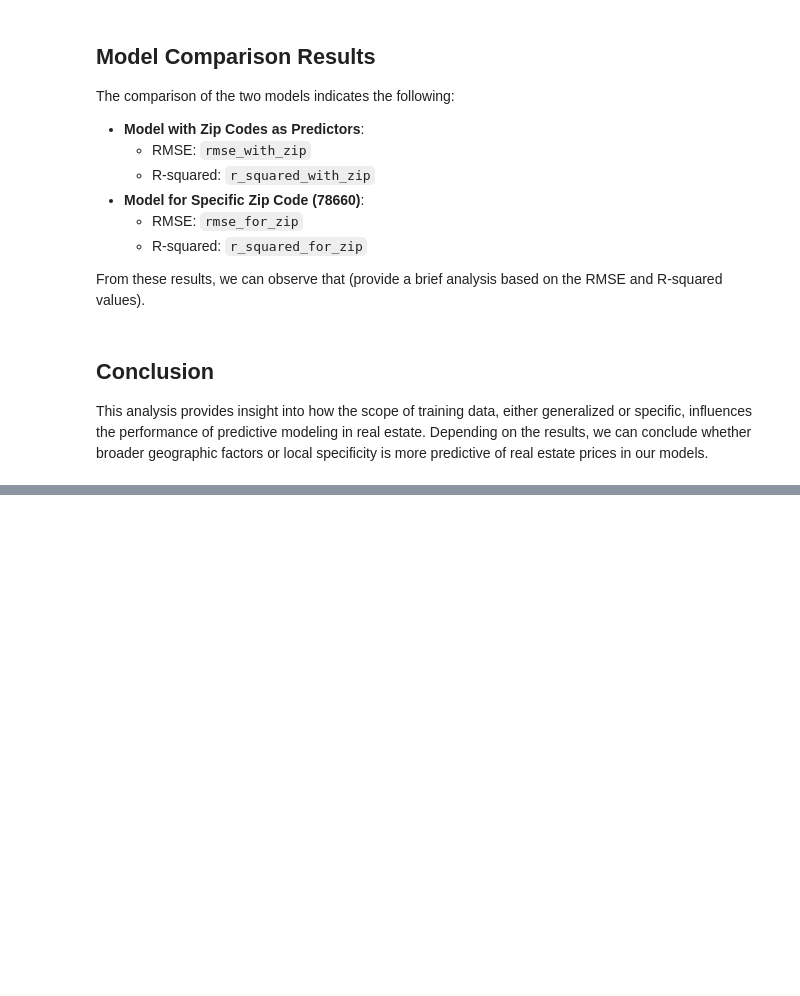
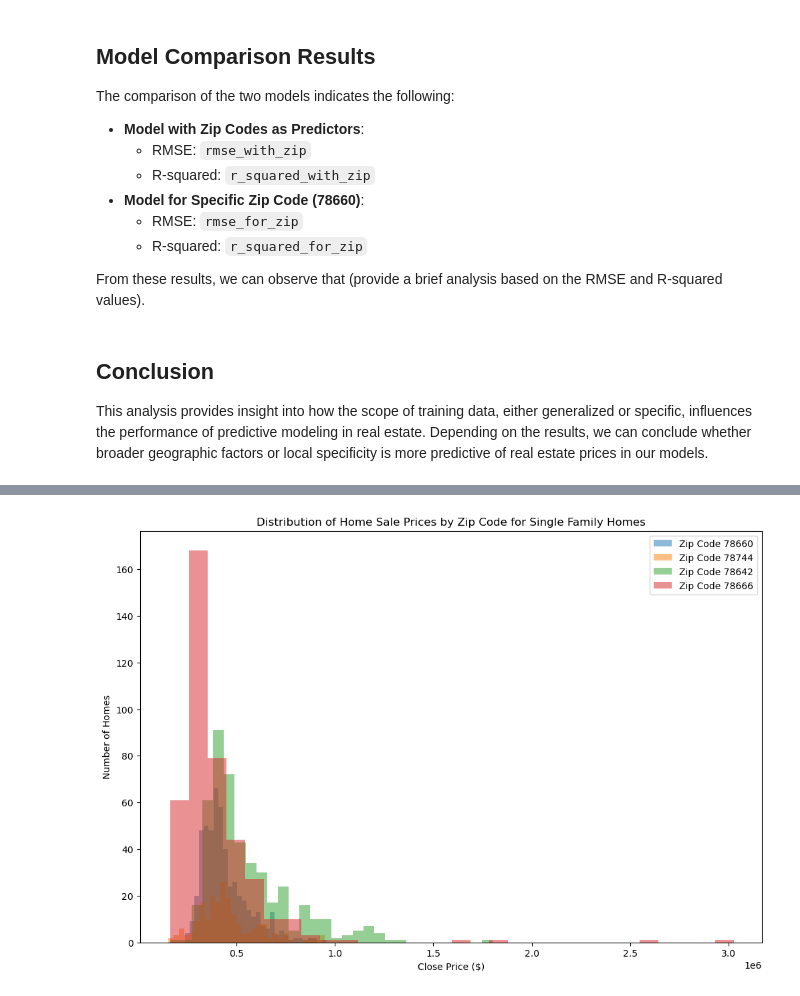
Before and after one commit to SamuelSwafford/house-price-prediction-model, a Jupyter notebook: analysis.ipynb, the cells around one changed output, grey strips where cells are left out. Cells and saved outputs as stored; diff of their text form; code cells hidden in the pictures; blank space fills up the shorter version.

```diff
--- a/analysis.ipynb
+++ b/analysis.ipynb
@@ -58,7 +75,7 @@ rslist = []
 for zip in zips:
     zip_code = zip
     print(zip)
-    model_for_zip, rmse_for_zip, r_squared_for_zip = get_model_for_zip(zip_code)
+    model_for_zip, rmse_for_zip, r_squared_for_zip, scaler = get_model_for_zip(zip_code)
     print(f"Model for Zip Code {zip_code}: RMSE = {rmse_for_zip}, R-squared = {r_squared_for_zip}")
     if r_squared_for_zip is not None:
         rslist.append(r_squared_for_zip)
@@ -297,0 +372,37 @@ This analysis provides insight into how the scope of training data, either gener
+# %%
+import pandas as pd
+import matplotlib.pyplot as plt
+
+def plot_overlapping_histograms(filepath):
+    # Load and clean your data
+    data = load_and_clean_data(filepath)
+
+    # Define the list of specific zip codes of interest
+    specific_zip_codes = [78642, 78660, 78666, 78744]
+
+    # Filter the data to include only single-family homes in the specific zip codes
+    filtered_data = data[(data['Type of Home'] == 'Single Family') & (data['Zip Code'].isin(specific_zip_codes))]
+
+    # Get a list of unique zip codes that have single family homes and are within the specified list
+    zip_codes = filtered_data['Zip Code'].unique()
+
+    # Prepare the plot
+    plt.figure(figsize=(12, 8))
+
+    # Loop through each zip code and plot the histogram
+    for zip_code in zip_codes:
+        subset = filtered_data[filtered_data['Zip Code'] == zip_code]
+        # Make sure the subset is not empty
+        if not subset.empty:
+            plt.hist(subset['Close Price'], bins=30, alpha=0.5, label=f'Zip Code {zip_code}')
+
+    plt.xlabel('Close Price ($)')
+    plt.ylabel('Number of Homes')
+    plt.title('Distribution of Home Sale Prices by Zip Code for Single Family Homes')
+    plt.legend()  # Add a legend to show which histogram corresponds to which zip code
+    plt.show()
+
+# Example usage:
+plot_overlapping_histograms('data.csv')
+# %% [output]
+[figure, added]
```
Also changed, not shown: parts of 12 cells of this notebook, 2 other files.
